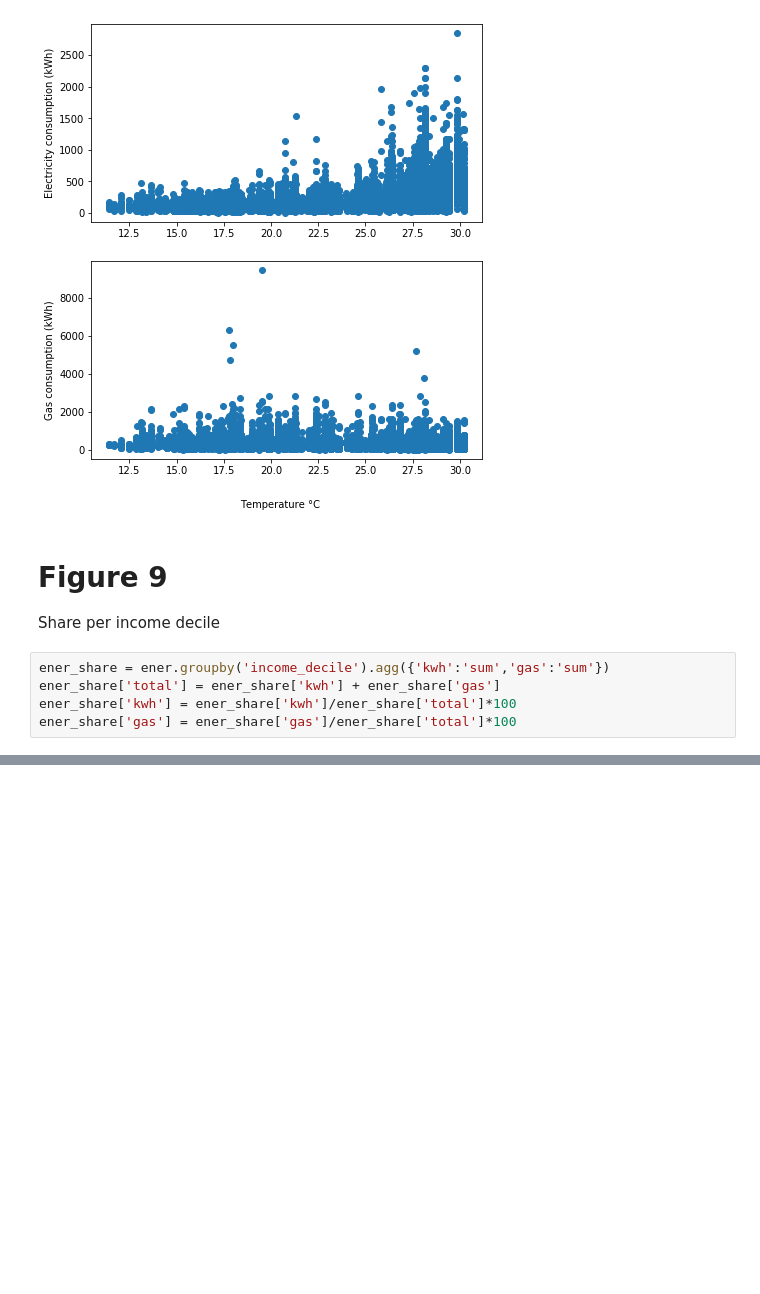
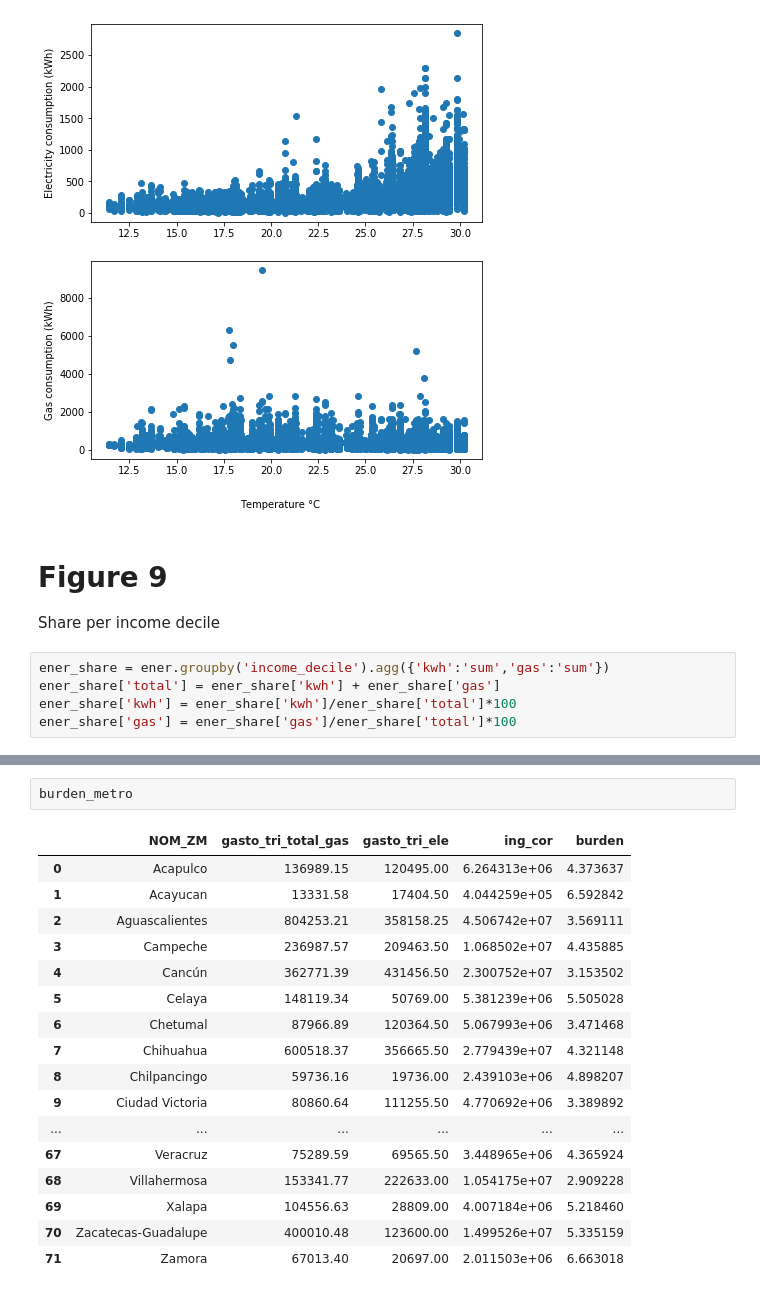
Before and after one commit to Sergio-Huezo/ResEleCon-MX, a Jupyter notebook: Final.ipynb, the cells around one changed output, grey strips where cells are left out. Saved outputs shown, nothing was run; the diff lists cells and outputs as text; blank space fills up the shorter version.

```diff
--- a/Final.ipynb
+++ b/Final.ipynb
@@ -343,0 +411,20 @@ plt.show()
+# %%
+burden_metro
+# %% [output]
+|  | NOM_ZM | gasto_tri_total_gas | gasto_tri_ele | ing_cor | burden |
+| 0 | Acapulco | 136989.15 | 120495.00 | 6.264313e+06 | 4.373637 |
+| 1 | Acayucan | 13331.58 | 17404.50 | 4.044259e+05 | 6.592842 |
+| 2 | Aguascalientes | 804253.21 | 358158.25 | 4.506742e+07 | 3.569111 |
+| 3 | Campeche | 236987.57 | 209463.50 | 1.068502e+07 | 4.435885 |
+| 4 | Cancún | 362771.39 | 431456.50 | 2.300752e+07 | 3.153502 |
+| 5 | Celaya | 148119.34 | 50769.00 | 5.381239e+06 | 5.505028 |
+| 6 | Chetumal | 87966.89 | 120364.50 | 5.067993e+06 | 3.471468 |
+| 7 | Chihuahua | 600518.37 | 356665.50 | 2.779439e+07 | 4.321148 |
+| 8 | Chilpancingo | 59736.16 | 19736.00 | 2.439103e+06 | 4.898207 |
+| 9 | Ciudad Victoria | 80860.64 | 111255.50 | 4.770692e+06 | 3.389892 |
+| ... | ... | ... | ... | ... | ... |
+| 67 | Veracruz | 75289.59 | 69565.50 | 3.448965e+06 | 4.365924 |
+| 68 | Villahermosa | 153341.77 | 222633.00 | 1.054175e+07 | 2.909228 |
+| 69 | Xalapa | 104556.63 | 28809.00 | 4.007184e+06 | 5.218460 |
+| 70 | Zacatecas-Guadalupe | 400010.48 | 123600.00 | 1.499526e+07 | 5.335159 |
+| 71 | Zamora | 67013.40 | 20697.00 | 2.011503e+06 | 6.663018 |
```
Also changed, not shown: parts of 13 cells of this notebook, 1 other file.
